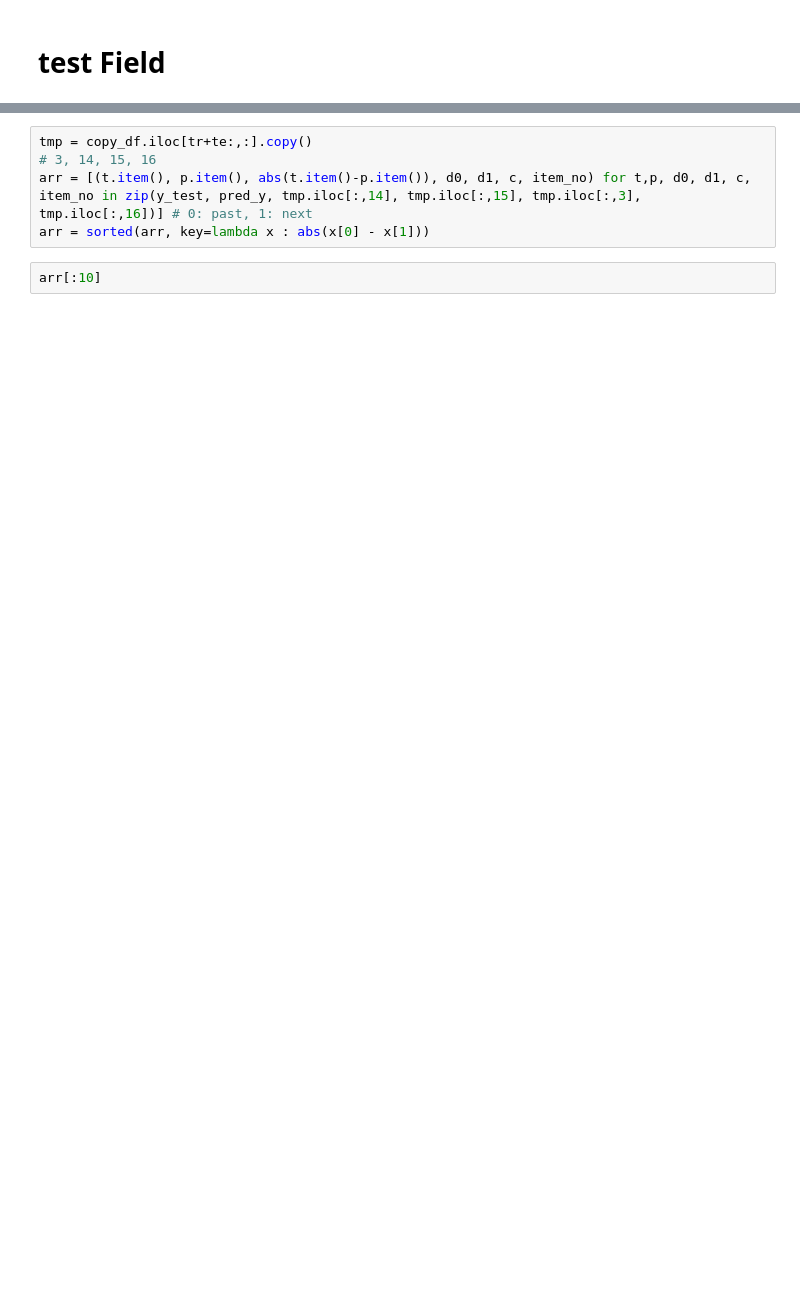
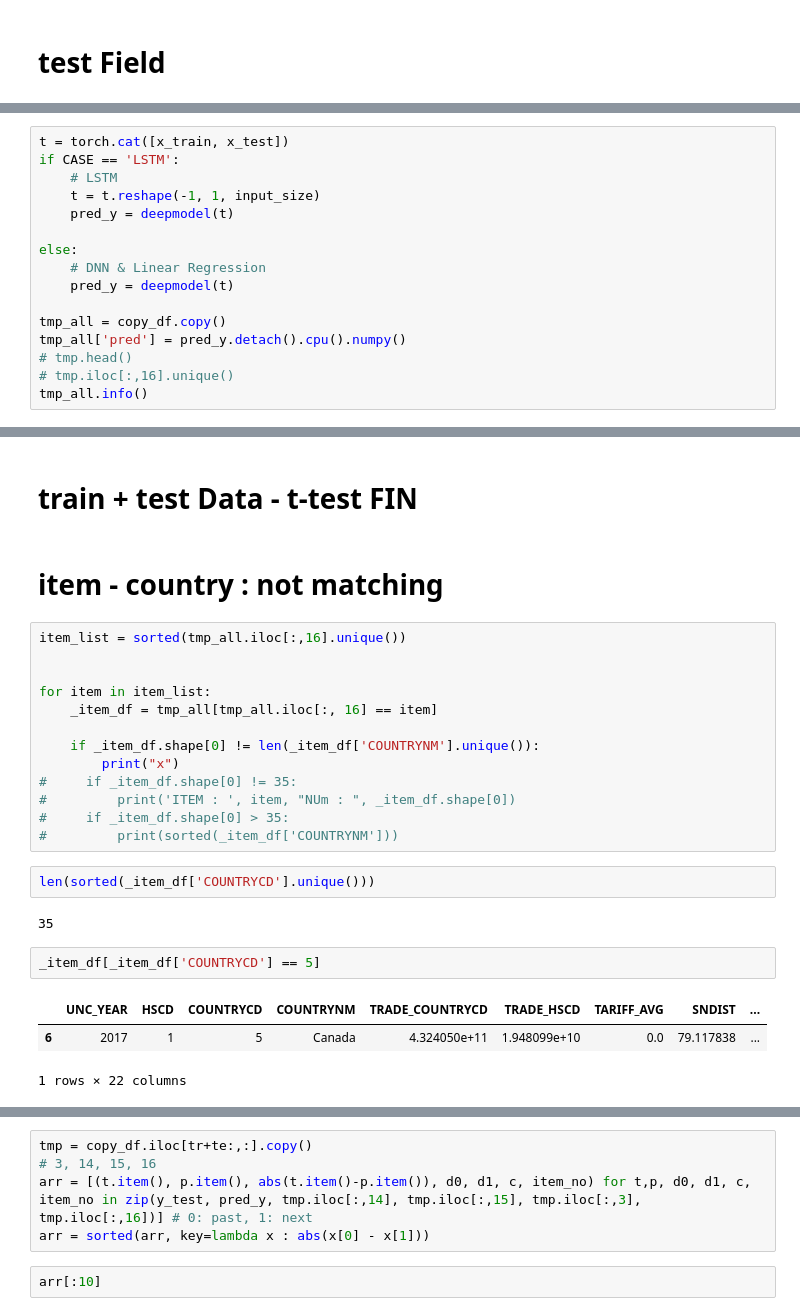
Before and after one commit to 201710757/kotra, a Jupyter notebook: total_ver.ipynb, the cells around one changed output, grey strips where cells are left out. Saved outputs shown, nothing was run; the diff lists cells and outputs as text; blank space fills up the shorter version.

```diff
--- a/total_ver.ipynb
+++ b/total_ver.ipynb
@@ -380,0 +557,16 @@ tensor(0.0028, device='cuda:0', grad_fn=<MinBackward1>)
+# %%
+t = torch.cat([x_train, x_test])
+if CASE == 'LSTM':
+    # LSTM
+    t = t.reshape(-1, 1, input_size)
+    pred_y = deepmodel(t)
+
+else:
+    # DNN & Linear Regression
+    pred_y = deepmodel(t)
+
+tmp_all = copy_df.copy()
+tmp_all['pred'] = pred_y.detach().cpu().numpy()
+# tmp.head()
+# tmp.iloc[:,16].unique()
+tmp_all.info()
@@ -380,0 +612,27 @@ tensor(0.0028, device='cuda:0', grad_fn=<MinBackward1>)
+# %% [markdown]
+# train + test Data - t-test FIN
+# %% [markdown]
+# item - country : not matching
+# %%
+item_list = sorted(tmp_all.iloc[:,16].unique())
+
+
+for item in item_list:
+    _item_df = tmp_all[tmp_all.iloc[:, 16] == item]
+
+    if _item_df.shape[0] != len(_item_df['COUNTRYNM'].unique()):
+        print("x")
+#     if _item_df.shape[0] != 35:
+#         print('ITEM : ', item, "NUm : ", _item_df.shape[0])
+#     if _item_df.shape[0] > 35:
+#         print(sorted(_item_df['COUNTRYNM']))
+# %%
+len(sorted(_item_df['COUNTRYCD'].unique()))
+# %% [output]
+35
+# %%
+_item_df[_item_df['COUNTRYCD'] == 5]
+# %% [output]
+|  | UNC_YEAR | HSCD | COUNTRYCD | COUNTRYNM | TRADE_COUNTRYCD | TRADE_HSCD | TARIFF_AVG | SNDIST | ... |
+| 6 | 2017 | 1 | 5 | Canada | 4.324050e+11 | 1.948099e+10 | 0.0 | 79.117838 | ... |
+1 rows × 22 columns
```
Also changed, not shown: parts of 69 cells of this notebook, 8 other files.
